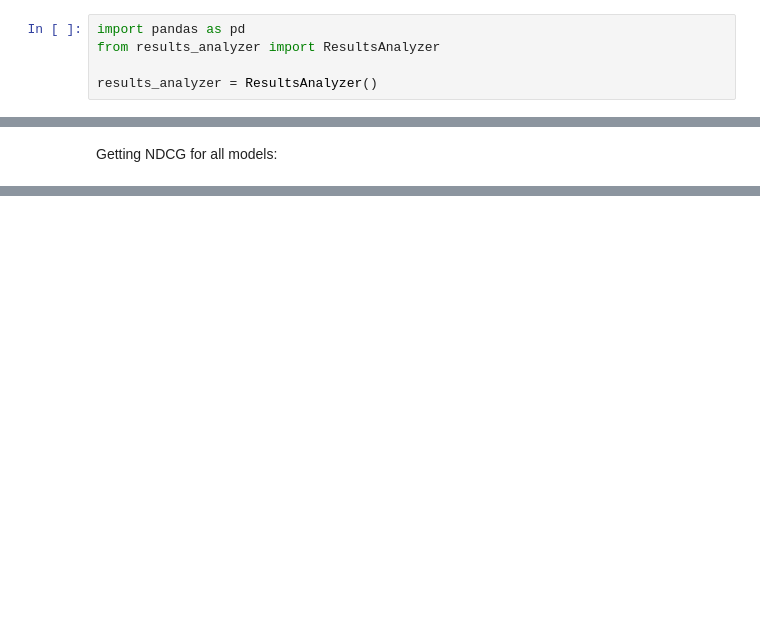
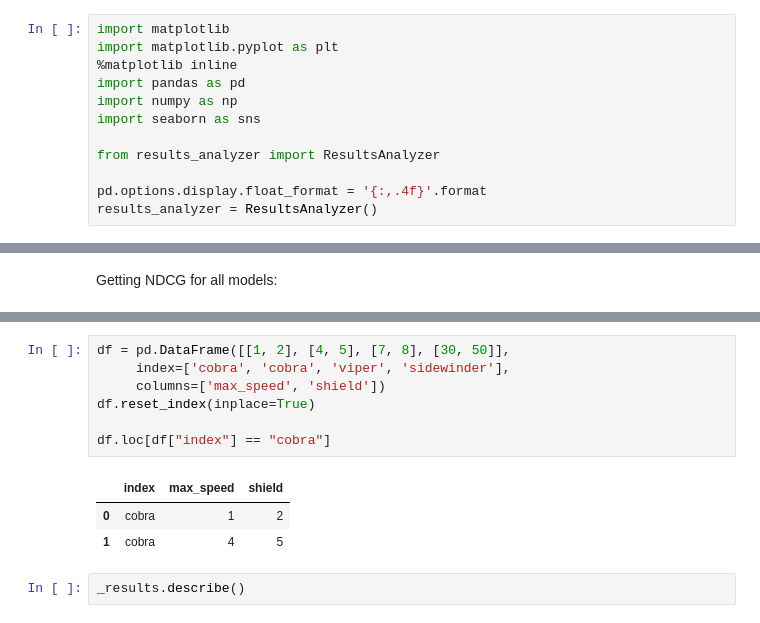
Before and after one commit to davipaula/master-thesis, a Jupyter notebook: Results analyzer.ipynb, the cells around one changed output, grey strips where cells are left out. Drawn from its saved outputs; the diff is of its cells as text; blank space fills up the shorter version.

```diff
--- a/Results analyzer.ipynb
+++ b/Results analyzer.ipynb
@@ -8,7 +8,14 @@ The class `ResultsAnalyzer` encapsules the logic to compute the results. Main fe
 - `ResultsAnalyzer.results`: It is a Pandas Datafram containing the consolidated results
 - `get_sample_source_articles`: Samples 10 random `source_articles`. Can be used to manually check the results
 # %%
+import matplotlib
+import matplotlib.pyplot as plt
+%matplotlib inline
 import pandas as pd
+import numpy as np
+import seaborn as sns
+
 from results_analyzer import ResultsAnalyzer
 
+pd.options.display.float_format = '{:,.4f}'.format
 results_analyzer = ResultsAnalyzer()
@@ -221,0 +375,13 @@ Next steps:
+# %%
+df = pd.DataFrame([[1, 2], [4, 5], [7, 8], [30, 50]],
+     index=['cobra', 'cobra', 'viper', 'sidewinder'],
+     columns=['max_speed', 'shield'])
+df.reset_index(inplace=True)
+
+df.loc[df["index"] == "cobra"]
+# %% [output]
+|  | index | max_speed | shield |
+| 0 | cobra | 1 | 2 |
+| 1 | cobra | 4 | 5 |
+# %%
+_results.describe()
```
Also changed, not shown: parts of 24 cells of this notebook, 4 other files.
